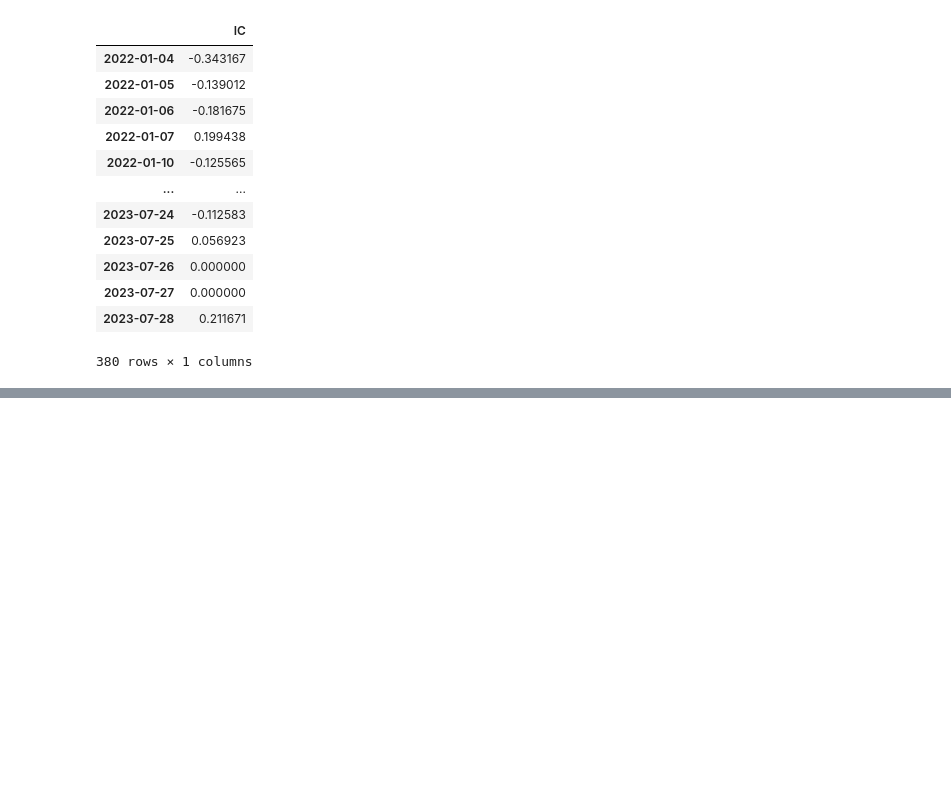
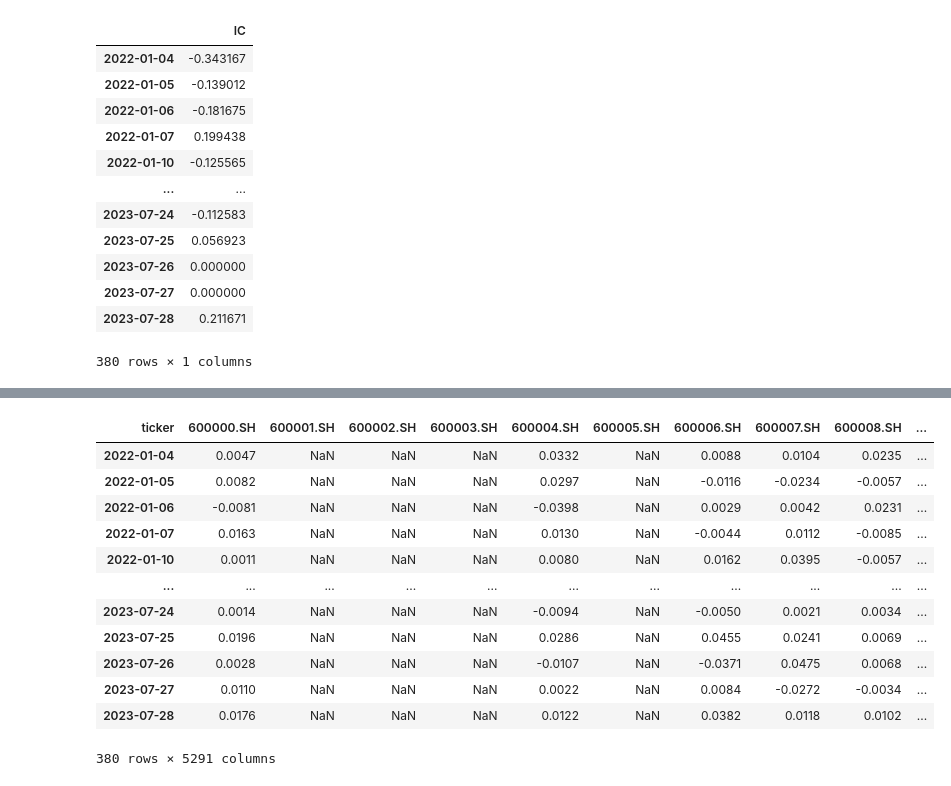
Before and after one commit to KangruiYuan/XQuant, a Jupyter notebook: ModuleTests/BaseTest.ipynb, the cells around one changed output, grey strips where cells are left out. Cells and saved outputs as stored; diff of their text form; code cells hidden in the pictures; blank space fills up the shorter version.

```diff
--- a/ModuleTests/BaseTest.ipynb
+++ b/ModuleTests/BaseTest.ipynb
@@ -22,0 +58,16 @@ IC
+# %%
+s.returns
+# %% [output]
+| ticker | 600000.SH | 600001.SH | 600002.SH | 600003.SH | 600004.SH | 600005.SH | 600006.SH | 600007.SH | 600008.SH | ... |
+| 2022-01-04 | 0.0047 | NaN | NaN | NaN | 0.0332 | NaN | 0.0088 | 0.0104 | 0.0235 | ... |
+| 2022-01-05 | 0.0082 | NaN | NaN | NaN | 0.0297 | NaN | -0.0116 | -0.0234 | -0.0057 | ... |
+| 2022-01-06 | -0.0081 | NaN | NaN | NaN | -0.0398 | NaN | 0.0029 | 0.0042 | 0.0231 | ... |
+| 2022-01-07 | 0.0163 | NaN | NaN | NaN | 0.0130 | NaN | -0.0044 | 0.0112 | -0.0085 | ... |
+| 2022-01-10 | 0.0011 | NaN | NaN | NaN | 0.0080 | NaN | 0.0162 | 0.0395 | -0.0057 | ... |
+| ... | ... | ... | ... | ... | ... | ... | ... | ... | ... | ... |
+| 2023-07-24 | 0.0014 | NaN | NaN | NaN | -0.0094 | NaN | -0.0050 | 0.0021 | 0.0034 | ... |
+| 2023-07-25 | 0.0196 | NaN | NaN | NaN | 0.0286 | NaN | 0.0455 | 0.0241 | 0.0069 | ... |
+| 2023-07-26 | 0.0028 | NaN | NaN | NaN | -0.0107 | NaN | -0.0371 | 0.0475 | 0.0068 | ... |
+| 2023-07-27 | 0.0110 | NaN | NaN | NaN | 0.0022 | NaN | 0.0084 | -0.0272 | -0.0034 | ... |
+| 2023-07-28 | 0.0176 | NaN | NaN | NaN | 0.0122 | NaN | 0.0382 | 0.0118 | 0.0102 | ... |
+380 rows × 5291 columns
```
Also changed, not shown: parts of 6 cells of this notebook, 8 other files.
